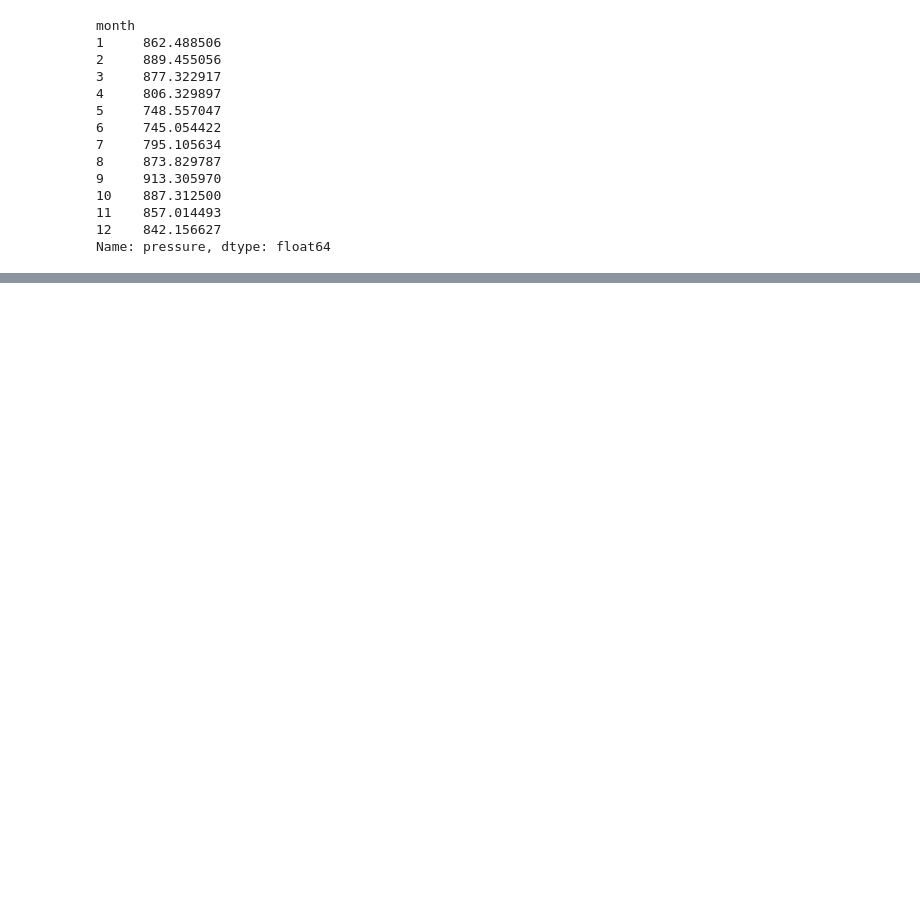
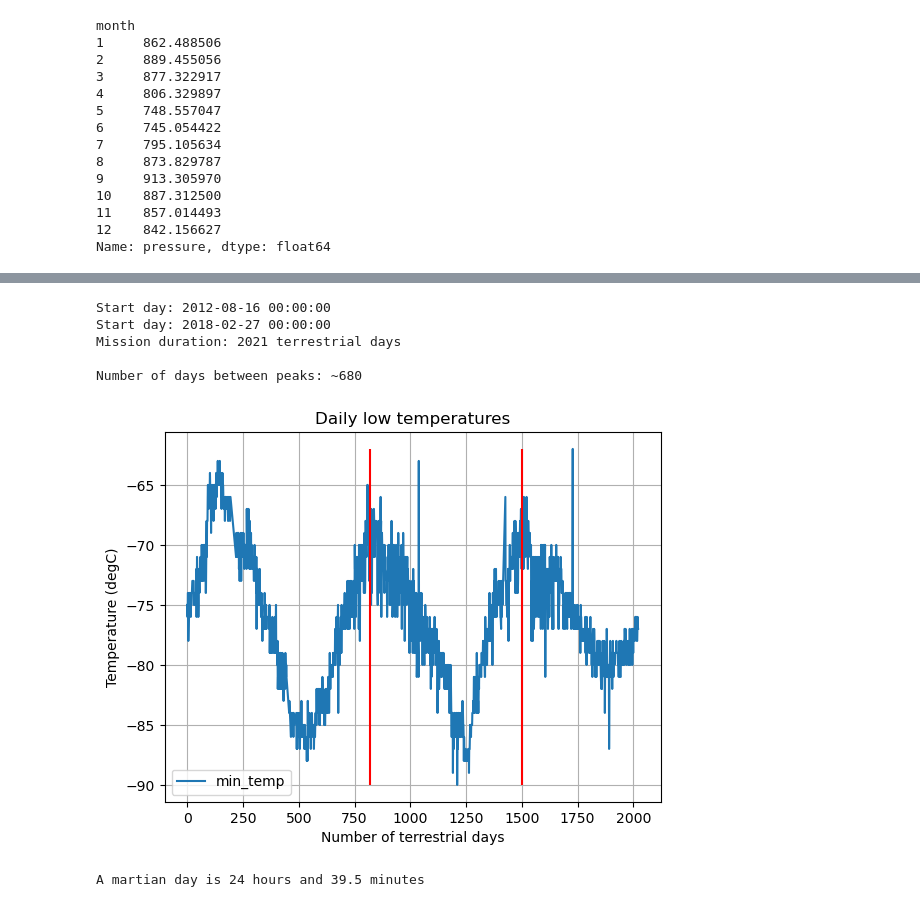
Before and after one commit to benoitchamot/MarsScraping, a Jupyter notebook: part_2_mars_weather.ipynb, the cells around one changed output, grey strips where cells are left out. Drawn from its saved outputs; the diff is of its cells as text; code cells hidden in the pictures; blank space fills up the shorter version.

```diff
--- a/part_2_mars_weather.ipynb
+++ b/part_2_mars_weather.ipynb
@@ -244,0 +325,59 @@ The distance from peak to peak is roughly 1425-750, or 675 days. A year on Mars
+# %%
+# 5. How many terrestrial (earth) days are there in a Martian year?
+daily_temperature = clean_weather_df[['terrestrial_date', 'sol', 'min_temp']]
+
+first_day = daily_temperature['terrestrial_date'].min()
+last_day = daily_temperature['terrestrial_date'].max()
+
+print(f"Start day: {first_day}")
+print(f"Start day: {last_day}")
+
+delta = last_day - first_day
+num_of_days = delta.days
+
+print(f"Mission duration: {num_of_days} terrestrial days")
+print()
+
+# Ignore warning caused by creation of new column
+pd.set_option('mode.chained_assignment', None)
+
+# Create a new column in the DataFrame
+daily_temperature['Number of terrestrial days'] = 0
+
+# Iterate through the types_df DataFrame
+for index, row in daily_temperature.iterrows():
+    delta = daily_temperature.loc[index,'terrestrial_date'] - first_day
+    daily_temperature.loc[index,'Number of terrestrial days'] = delta.days
+
+daily_temperature.plot('Number of terrestrial days', 'min_temp', grid = True, title = 'Daily low temperatures', ylabel = 'Temperature (degC)')
+
+# Manually estimate peak to peak distance (in days)
+min_temp = daily_temperature['min_temp'].min()
+max_temp = daily_temperature['min_temp'].max()
+
+plt.vlines(820,min_temp, max_temp, 'r')
+plt.vlines(1500,min_temp, max_temp, 'r')
+
+peak_to_peak = 1500-820
+print(f"Number of days between peaks: ~{peak_to_peak}")
+
+# Save image as PNG
+plt.savefig('Output/daily_temperature.png')
+
+# Show plot
+plt.show()
+# %% [output]
+Start day: 2012-08-16 00:00:00
+Start day: 2018-02-27 00:00:00
+Mission duration: 2021 terrestrial days
+
+Number of days between peaks: ~680
+[figure, added]
+# %%
+# Duration of a martian day
+sol_num = daily_temperature['sol'].max() - daily_temperature['sol'].min()
+day_num = daily_temperature['Number of terrestrial days'].max() - daily_temperature['Number of terrestrial days'].min()
+
+print(f"A martian day is {int(24*day_num/sol_num)} hours and {round((24*day_num/sol_num % 24)*60,1)} minutes")
+# %% [output]
+A martian day is 24 hours and 39.5 minutes
```
Also changed, not shown: parts of 18 cells of this notebook, 6 other files.
